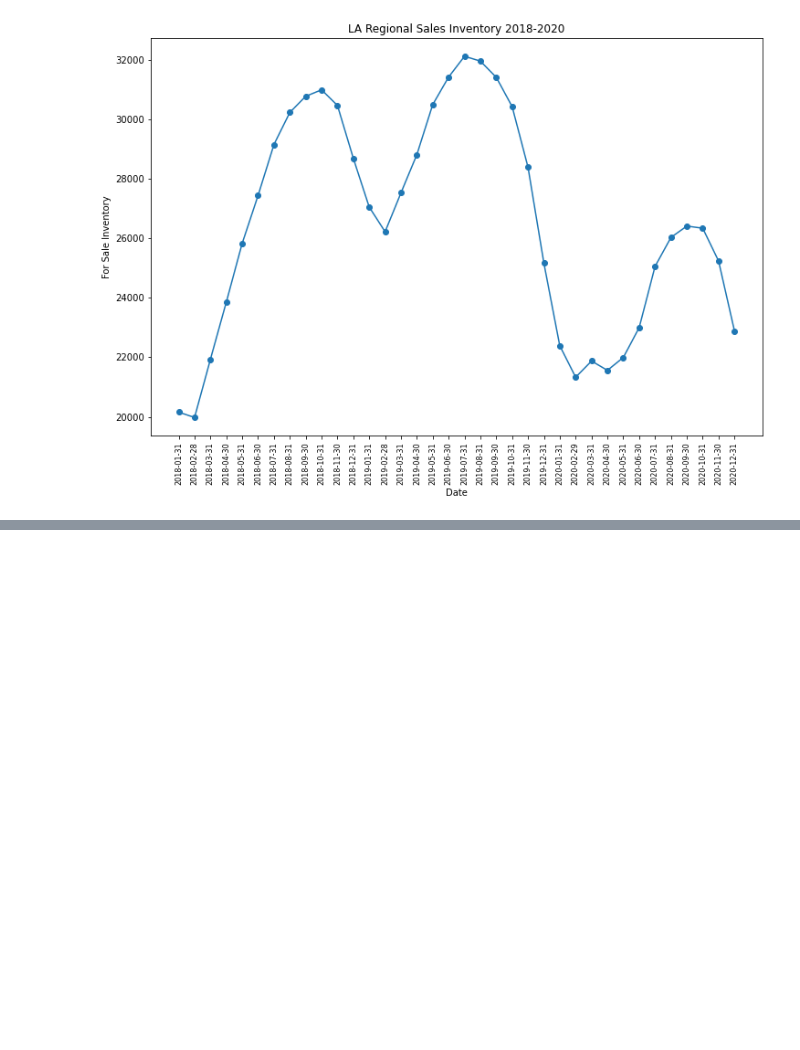
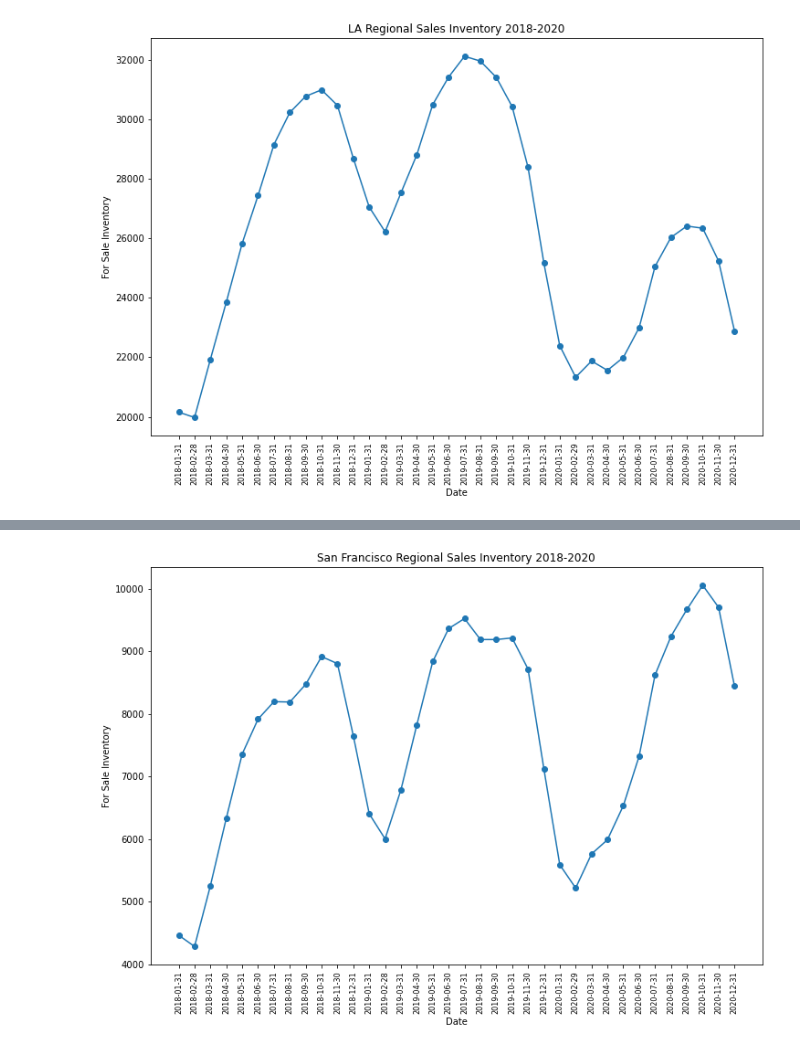
Before and after one commit to aolea13/project_1, a Jupyter notebook: for_sale_inventory_analysis.ipynb, the cells around one changed output, grey strips where cells are left out. Drawn from its saved outputs; the diff is of its cells as text; code cells hidden in the pictures; blank space fills up the shorter version.

```diff
--- a/for_sale_inventory_analysis.ipynb
+++ b/for_sale_inventory_analysis.ipynb
@@ -147,0 +146,18 @@ plt.show()
+# %%
+# do the same for each primary county in CA and the surrounding counties (same as state analysis)
+
+# Create a line plot showing For Sale inventory for Riverside Metro Area
+sf_filter=sales_inventory_df['RegionName']=="San Francisco, CA"
+
+sf_inventory_over_time=sales_inventory_df.loc[sf_filter, data_columns]
+
+plt.figure(figsize=(12,8))
+plt.plot(data_columns,sf_inventory_over_time.iloc[0], marker="o")
+plt.xlabel("Date", fontsize=10)
+plt.ylabel("For Sale Inventory")
+plt.title("San Francisco Regional Sales Inventory 2018-2020")
+plt.xticks(fontsize=8,rotation=90)
+
+plt.show()
+# %% [output]
+[figure, added]
```
Also changed, not shown: parts of 9 cells of this notebook, 1 other file.
